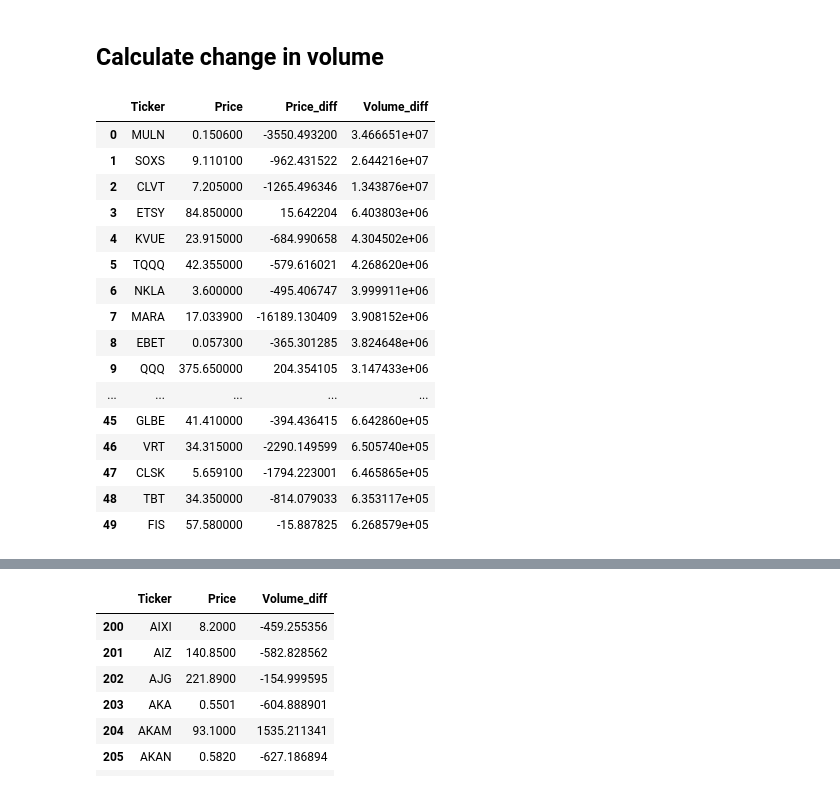
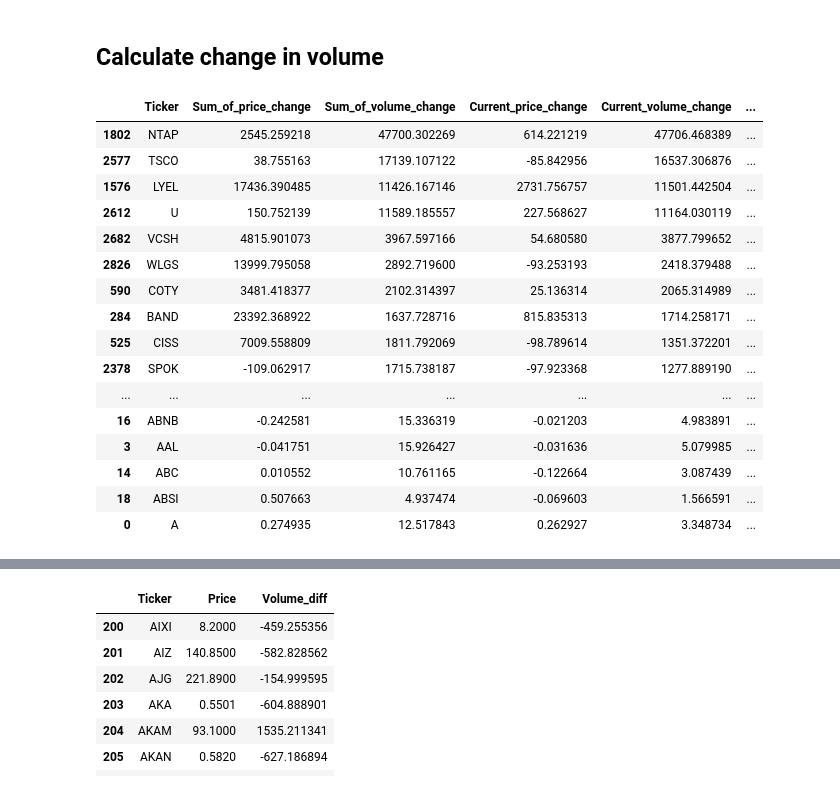
Before and after one commit to msrahman07/Stocks-Screening, a Jupyter notebook: Nasdaq/Relative_volume/Relative_Volume.ipynb, the cells around one changed output, grey strips where cells are left out. Saved outputs shown, nothing was run; the diff lists cells and outputs as text; code cells hidden in the pictures.

```diff
--- a/Nasdaq/Relative_volume/Relative_Volume.ipynb
+++ b/Nasdaq/Relative_volume/Relative_Volume.ipynb
@@ -3,7 +3,8 @@ import numpy as np
 import pandas as pd
 from datetime import date
 # %%
-today = str(date.today())
+# today = str(date.today())
+today = '2023-08-03'
 # %%
 'america_'+today
 # %% [output]
@@ -13,11 +14,12 @@ today = str(date.today())
 # %%
 initial_df = pd.read_csv('america_'+today+'.csv')
 initial_df = initial_df.drop(columns=['Description'])
+initial_df = initial_df[initial_df['Volume'] >= 50000]
 change_tracker_df = pd.DataFrame()
 change_tracker_df['Ticker'] = initial_df['Ticker']
 change_tracker_df['Sum_of_price_change'] = 0
 change_tracker_df['Sum_of_volume_change'] = 0
-
+initial_tickers = initial_df['Ticker']
 divider = 1
 # %%
 initial_df
@@ -47,7 +49,7 @@ initial_df
 #new incoming df
 new_df = pd.read_csv('america_'+today+' ('+str(divider)+')'+'.csv')
 new_df = new_df.drop(columns=['Description'])
-
+new_df = new_df[new_df['Ticker'].isin(initial_df['Ticker'])]
 #==================================================
 change_tracker_df['Sum_of_price_change'] += ((new_df['Price'] - initial_df['Price'])/initial_df['Price'])*100
 change_tracker_df['Sum_of_volume_change'] += ((new_df['Volume'] - initial_df['Volume'])/initial_df['Volume'])*100
@@ -55,42 +57,43 @@ change_tracker_df['Current_price_change'] = ((new_df['Price'] - initial_df['Pric
 change_tracker_df['Current_volume_change'] = ((new_df['Volume'] - initial_df['Volume'])/initial_df['Volume'])*100
 change_tracker_df['Avg_price_change'] = change_tracker_df['Sum_of_price_change'] / divider
 change_tracker_df['Avg_volume_change'] = change_tracker_df['Sum_of_volume_change'] / divider
-# change_tracker_df['Volume_diff'] = change_tracker_df['Current_volume_change']-change_tracker_df['Avg_volume_change']
+change_tracker_df['Volume_diff'] = change_tracker_df['Current_volume_change']-change_tracker_df['Avg_volume_change']
 divider += 1
 initial_df = new_df
 #==================================================
 rel_vol_df = pd.DataFrame()
 rel_vol_df['Ticker'] = new_df['Ticker']
 rel_vol_df['Price'] = new_df['Price']
-rel_vol_df['Price_diff'] = change_tracker_df['Current_price_change'] - change_tracker_df['Avg_price_change']
-rel_vol_df['Volume_diff'] = change_tracker_df['Current_volume_change'] - change_tracker_df['Avg_volume_change']
+check = change_tracker_df
+rel_vol_df['Price_diff'] = check['Current_price_change'] - check['Avg_price_change']
+rel_vol_df['Volume_diff'] = check['Current_volume_change'] - check['Avg_volume_change']
 #==================================================
 
 # average volume change
 # percentage diff from current volume and average volume change
 # change_tracker_df.sort_values(by='Volume_diff', ascending=False)[:50]
 # %%
-rel_vol_df = rel_vol_df.sort_values(by='Volume_diff', ascending=False)[:50]
-rel_vol_df = rel_vol_df.reset_index(drop=True)
-rel_vol_df
+rel_vol_df = change_tracker_df.sort_values(by='Volume_diff', ascending=False)
+rel_vol_df = change_tracker_df.reset_index(drop=True)
+rel_vol_df.sort_values(by='Volume_diff', ascending=False)[:50]
 # %% [output]
-|  | Ticker | Price | Price_diff | Volume_diff |
-| 0 | MULN | 0.150600 | -3550.493200 | 3.466651e+07 |
-| 1 | SOXS | 9.110100 | -962.431522 | 2.644216e+07 |
-| 2 | CLVT | 7.205000 | -1265.496346 | 1.343876e+07 |
-| 3 | ETSY | 84.850000 | 15.642204 | 6.403803e+06 |
-| 4 | KVUE | 23.915000 | -684.990658 | 4.304502e+06 |
-| 5 | TQQQ | 42.355000 | -579.616021 | 4.268620e+06 |
-| 6 | NKLA | 3.600000 | -495.406747 | 3.999911e+06 |
-| 7 | MARA | 17.033900 | -16189.130409 | 3.908152e+06 |
-| 8 | EBET | 0.057300 | -365.301285 | 3.824648e+06 |
-| 9 | QQQ | 375.650000 | 204.354105 | 3.147433e+06 |
-| ... | ... | ... | ... | ... |
-| 45 | GLBE | 41.410000 | -394.436415 | 6.642860e+05 |
-| 46 | VRT | 34.315000 | -2290.149599 | 6.505740e+05 |
-| 47 | CLSK | 5.659100 | -1794.223001 | 6.465865e+05 |
-| 48 | TBT | 34.350000 | -814.079033 | 6.353117e+05 |
-| 49 | FIS | 57.580000 | -15.887825 | 6.268579e+05 |
+|  | Ticker | Sum_of_price_change | Sum_of_volume_change | Current_price_change | Current_volume_change | ... |
+| 1802 | NTAP | 2545.259218 | 47700.302269 | 614.221219 | 47706.468389 | ... |
+| 2577 | TSCO | 38.755163 | 17139.107122 | -85.842956 | 16537.306876 | ... |
+| 1576 | LYEL | 17436.390485 | 11426.167146 | 2731.756757 | 11501.442504 | ... |
+| 2612 | U | 150.752139 | 11589.185557 | 227.568627 | 11164.030119 | ... |
+| 2682 | VCSH | 4815.901073 | 3967.597166 | 54.680580 | 3877.799652 | ... |
+| 2826 | WLGS | 13999.795058 | 2892.719600 | -93.253193 | 2418.379488 | ... |
+| 590 | COTY | 3481.418377 | 2102.314397 | 25.136314 | 2065.314989 | ... |
+| 284 | BAND | 23392.368922 | 1637.728716 | 815.835313 | 1714.258171 | ... |
+| 525 | CISS | 7009.558809 | 1811.792069 | -98.789614 | 1351.372201 | ... |
+| 2378 | SPOK | -109.062917 | 1715.738187 | -97.923368 | 1277.889190 | ... |
+| ... | ... | ... | ... | ... | ... | ... |
+| 16 | ABNB | -0.242581 | 15.336319 | -0.021203 | 4.983891 | ... |
+| 3 | AAL | -0.041751 | 15.926427 | -0.031636 | 5.079985 | ... |
+| 14 | ABC | 0.010552 | 10.761165 | -0.122664 | 3.087439 | ... |
+| 18 | ABSI | 0.507663 | 4.937474 | -0.069603 | 1.566591 | ... |
+| 0 | A | 0.274935 | 12.517843 | 0.262927 | 3.348734 | ... |
 # %%
 divider
 # %% [output]
```
Also changed, not shown: parts of 13 cells of this notebook, 1 other file.
